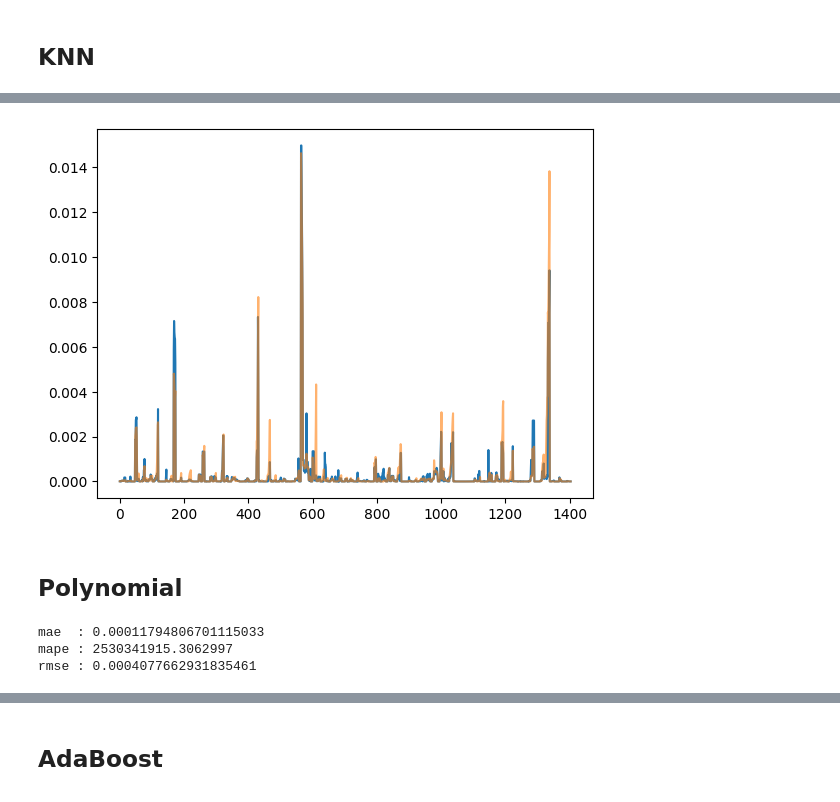
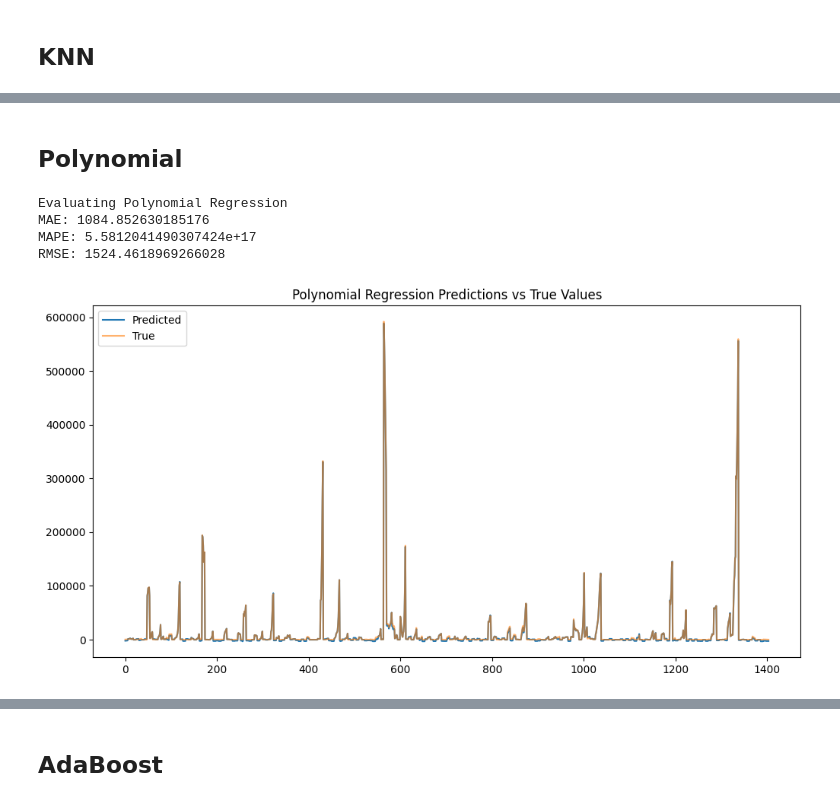
Before and after one commit to MAKEgroup/Covid_19_Propagation, a Jupyter notebook: Project/ML_Modeling.ipynb, the cells around one changed output, grey strips where cells are left out. Cells and saved outputs as stored; diff of their text form; code cells hidden in the pictures.

```diff
--- a/Project/ML_Modeling.ipynb
+++ b/Project/ML_Modeling.ipynb
@@ -269,9 +220,2 @@ rmse : 0.0004077662931835461
-# %%
-plt.plot(np.arange(len(y_pred)) , y_pred)
-plt.plot(np.arange(len(y_pred)) , y_te , alpha = .6)
-
-plt.show()
-# %% [output]
-[figure, removed]
 # %% [markdown]
 ## Polynomial
@@ -278,22 +225,13 @@ plt.show()
 # %%
-import numpy as np
-from sklearn.preprocessing import PolynomialFeatures
+poly = PolynomialFeatures(degree=2)
+X_poly_tr = poly.fit_transform(X_tr)
+X_poly_te = poly.transform(X_te)
 
-poly = PolynomialFeatures(2)
-poly.fit_transform(X_train)
-poly = PolynomialFeatures(interaction_only=True)
-poly.fit_transform(X_tr)
-
-mae = mean_absolute_error(y_te , y_pred)
-mape = mean_absolute_percentage_error(y_te , y_pred)
-rmse = root_mean_squared_error(y_te , y_pred)
-#tweedie = d2_tweedie_score(y_te , y_pred , power=1)
-
-print(f"mae  :" , mae)
-print(f"mape :" , mape)
-print(f"rmse :" , rmse)
-#print(f"tweedie power 1 :" , tweedie)
+linear_model = LinearSVR(dual="auto", random_state=42)
+evaluate_model(linear_model, X_poly_tr, y_tr, X_poly_te, y_te, min_max_scaler_Y, model_name="Polynomial Regression")
 # %% [output]
-mae  : 0.00011794806701115033
-mape : 2530341915.3062997
-rmse : 0.0004077662931835461
+Evaluating Polynomial Regression
+MAE: 1084.852630185176
+MAPE: 5.5812041490307424e+17
+RMSE: 1524.4618969266028
+[figure, added]
```
Also changed, not shown: parts of 33 cells of this notebook.
